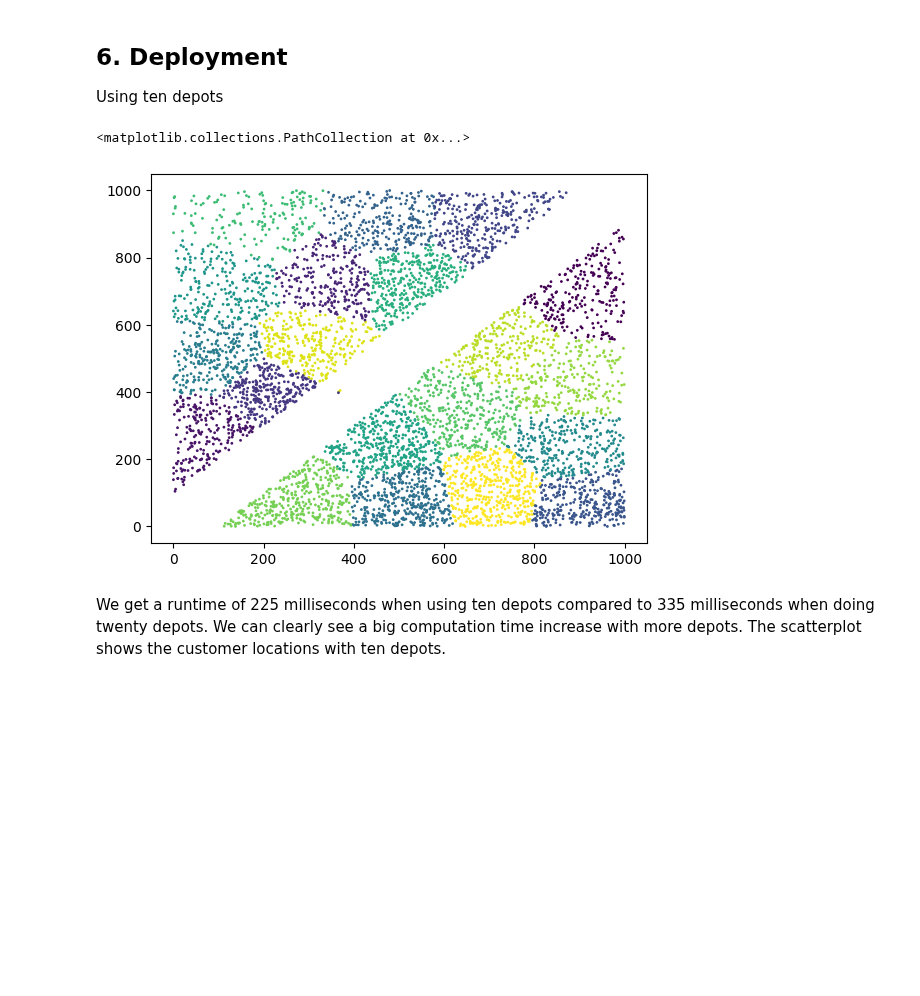
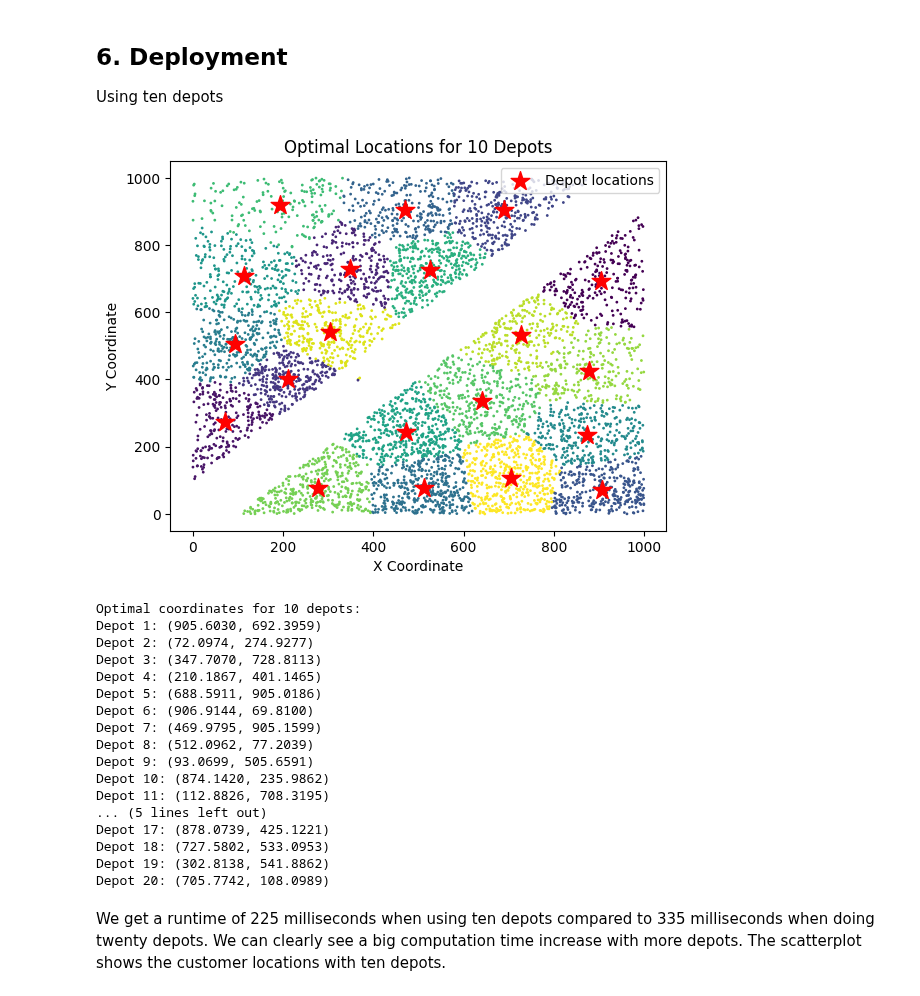
Before and after one commit to SamuliLam/dkko, a Jupyter notebook: clusteringandassociationrulemining.ipynb, the cells around one changed output. Drawn from its saved outputs; the diff is of its cells as text; code cells hidden in the pictures; blank space fills up the shorter version.

Commit message:
Calculations for 10 depots

```diff
--- a/clusteringandassociationrulemining.ipynb
+++ b/clusteringandassociationrulemining.ipynb
@@ -112,13 +130,44 @@ Using ten depots
 # %%
 clusters = model.predict(df)
 
 df_with_clusters = df.copy()
 df_with_clusters['depot'] = clusters
 
 plt.scatter(df_with_clusters['x'], df_with_clusters['y'], c=df_with_clusters['depot'], s=1)
+
+# Plot the depot locations (cluster centers) with a larger marker
+plt.scatter(model.cluster_centers_[:, 0], model.cluster_centers_[:, 1],
+            c='red', marker='*', s=200, label='Depot locations')
+
+plt.title('Optimal Locations for 10 Depots')
+plt.xlabel('X Coordinate')
+plt.ylabel('Y Coordinate')
+plt.legend()
+plt.show()
+
+# Print the optimal depot coordinates
+print("Optimal coordinates for 10 depots:")
+for i, coords in enumerate(model.cluster_centers_):
+    print(f"Depot {i+1}: ({coords[0]:.4f}, {coords[1]:.4f})")
 # %% [output]
+[figure, new version]
-<matplotlib.collections.PathCollection at 0x...>
+Optimal coordinates for 10 depots:
+Depot 1: (905.6030, 692.3959)
+Depot 2: (72.0974, 274.9277)
+Depot 3: (347.7070, 728.8113)
+Depot 4: (210.1867, 401.1465)
+Depot 5: (688.5911, 905.0186)
+Depot 6: (906.9144, 69.8100)
+Depot 7: (469.9795, 905.1599)
+Depot 8: (512.0962, 77.2039)
+Depot 9: (93.0699, 505.6591)
+Depot 10: (874.1420, 235.9862)
+Depot 11: (112.8826, 708.3195)
+... (5 lines left out)
+Depot 17: (878.0739, 425.1221)
+Depot 18: (727.5802, 533.0953)
+Depot 19: (302.8138, 541.8862)
+Depot 20: (705.7742, 108.0989)
-[figure, old version]
 # %% [markdown]
 We get a runtime of 225 milliseconds when using ten depots compared to 335 milliseconds when doing twenty depots. We can clearly see a big computation time increase with more depots. The scatterplot shows the customer locations with ten depots.
 # %% [markdown]
```
Also changed, not shown: parts of 7 cells of this notebook.
